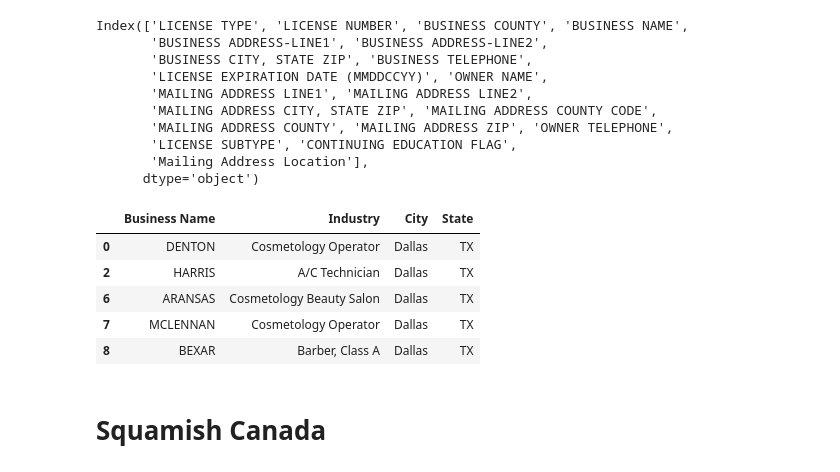
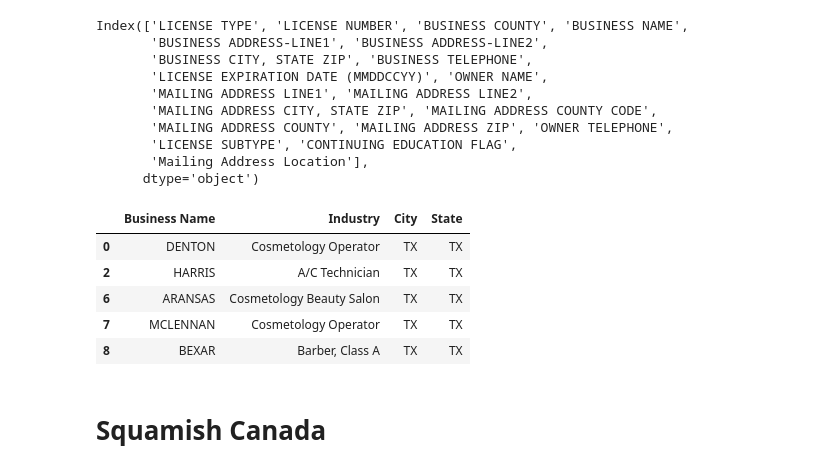
Before and after one commit to skpark-tech/NamingMatters, a Jupyter notebook: Business License Data.ipynb, the cells around one changed output. Saved outputs shown, nothing was run; the diff lists cells and outputs as text; code cells hidden in the pictures.

```diff
--- a/Business License Data.ipynb
+++ b/Business License Data.ipynb
@@ -685,17 +709,17 @@ Index(['LICENSE TYPE', 'LICENSE NUMBER', 'BUSINESS COUNTY', 'BUSINESS NAME',
 df_texas = df_texas[['BUSINESS NAME', 'LICENSE TYPE']]
 df_texas = df_texas.dropna()
 # %%
-df_texas['City'] = 'Dallas'
+df_texas['City'] = 'TX'
 df_texas['State'] = 'TX'
 df_texas.columns = ['Business Name', 'Industry', 'City', 'State']
 df_texas.head(5)
 # %% [output]
 |  | Business Name | Industry | City | State |
-| 0 | DENTON | Cosmetology Operator | Dallas | TX |
-| 2 | HARRIS | A/C Technician | Dallas | TX |
-| 6 | ARANSAS | Cosmetology Beauty Salon | Dallas | TX |
-| 7 | MCLENNAN | Cosmetology Operator | Dallas | TX |
-| 8 | BEXAR | Barber, Class A | Dallas | TX |
+| 0 | DENTON | Cosmetology Operator | TX | TX |
+| 2 | HARRIS | A/C Technician | TX | TX |
+| 6 | ARANSAS | Cosmetology Beauty Salon | TX | TX |
+| 7 | MCLENNAN | Cosmetology Operator | TX | TX |
+| 8 | BEXAR | Barber, Class A | TX | TX |
 # %% [markdown]
 # Squamish Canada
 # %%
```
Also changed, not shown: parts of 31 cells of this notebook.
